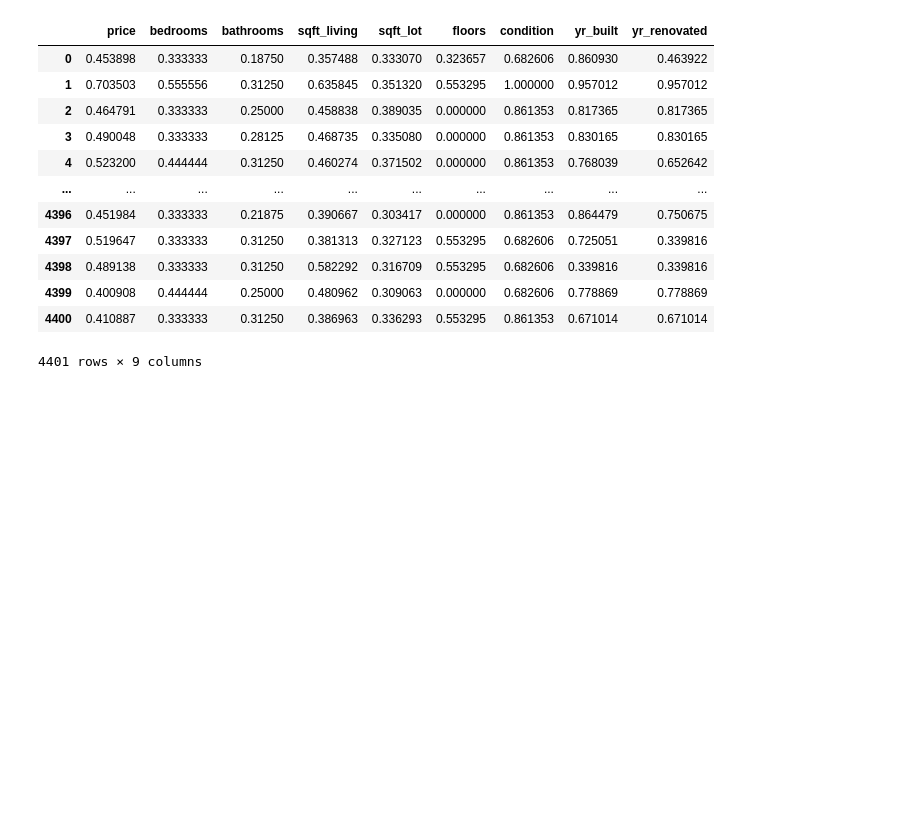
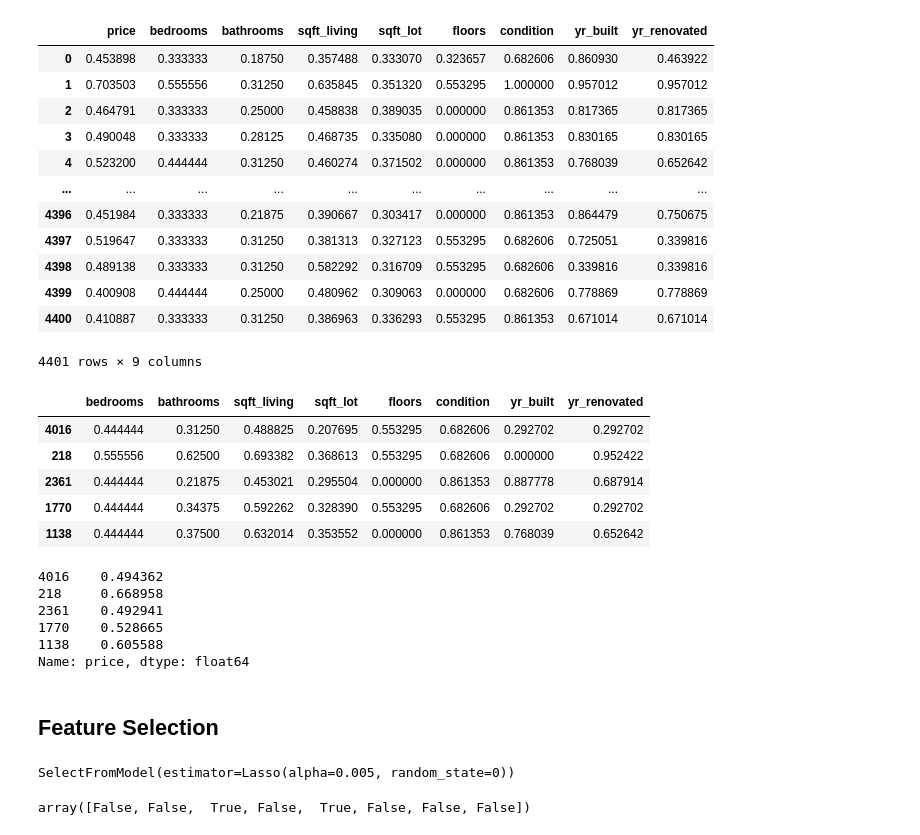
Before and after one commit to DenisSobczyk/House_Price_Prediction, a Jupyter notebook: app.ipynb, the cells around one changed output. Cells and saved outputs as stored; diff of their text form; code cells hidden in the pictures; blank space fills up the shorter version.

Commit message:
Feature Selection

```diff
--- a/app.ipynb
+++ b/app.ipynb
@@ -545,3 +542,23 @@ df_scaled
 | 4399 | 0.400908 | 0.444444 | 0.25000 | 0.480962 | 0.309063 | 0.000000 | 0.682606 | 0.778869 | 0.778869 |
 | 4400 | 0.410887 | 0.333333 | 0.31250 | 0.386963 | 0.336293 | 0.553295 | 0.861353 | 0.671014 | 0.671014 |
 4401 rows × 9 columns
+# %%
+X_train.head()
+# %% [output]
+|  | bedrooms | bathrooms | sqft_living | sqft_lot | floors | condition | yr_built | yr_renovated |
+| 4016 | 0.444444 | 0.31250 | 0.488825 | 0.207695 | 0.553295 | 0.682606 | 0.292702 | 0.292702 |
+| 218 | 0.555556 | 0.62500 | 0.693382 | 0.368613 | 0.553295 | 0.682606 | 0.000000 | 0.952422 |
+| 2361 | 0.444444 | 0.21875 | 0.453021 | 0.295504 | 0.000000 | 0.861353 | 0.887778 | 0.687914 |
+| 1770 | 0.444444 | 0.34375 | 0.592262 | 0.328390 | 0.553295 | 0.682606 | 0.292702 | 0.292702 |
+| 1138 | 0.444444 | 0.37500 | 0.632014 | 0.353552 | 0.000000 | 0.861353 | 0.768039 | 0.652642 |
+# %%
+y_train.head()
+# %% [output]
+4016    0.494362
+218     0.668958
+2361    0.492941
+1770    0.528665
+1138    0.605588
+Name: price, dtype: float64
+# %% [markdown]
+## Feature Selection
@@ -547,0 +569,13 @@ df_scaled
+# %%
+## Conduct Feature Selection
+
+feature_sel_model = SelectFromModel(Lasso(alpha=0.005, random_state=0))
+feature_sel_model.fit(X_train, y_train)
+# %% [output]
+SelectFromModel(estimator=Lasso(alpha=0.005, random_state=0))
+# %%
+# feature selection model
+
+feature_sel_model.get_support()
+# %% [output]
+array([False, False,  True, False,  True, False, False, False])
```
Also changed, not shown: parts of 9 cells of this notebook.
